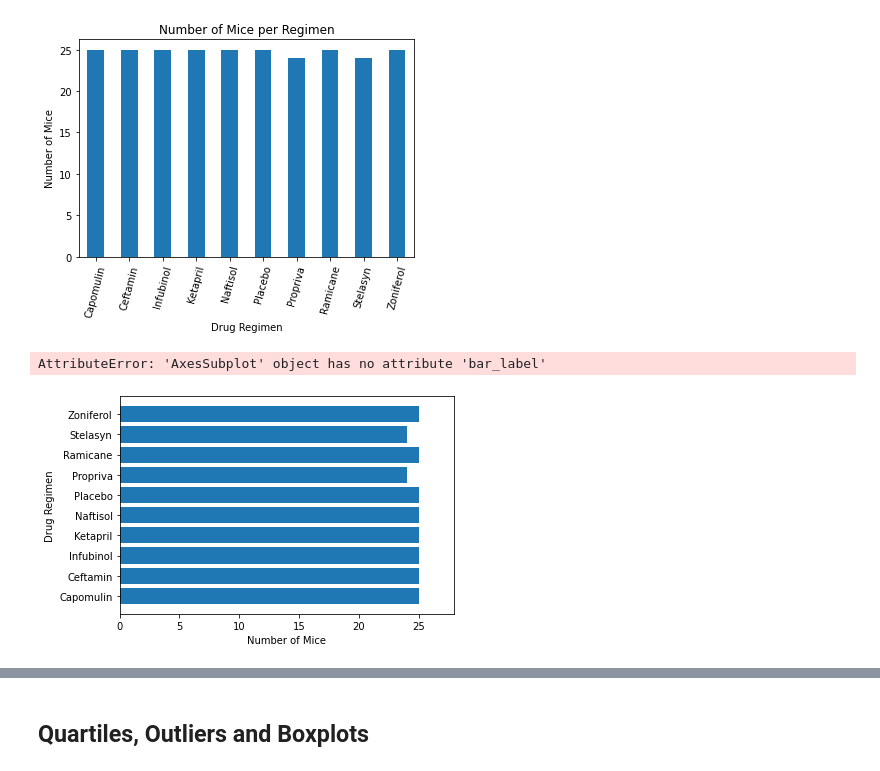
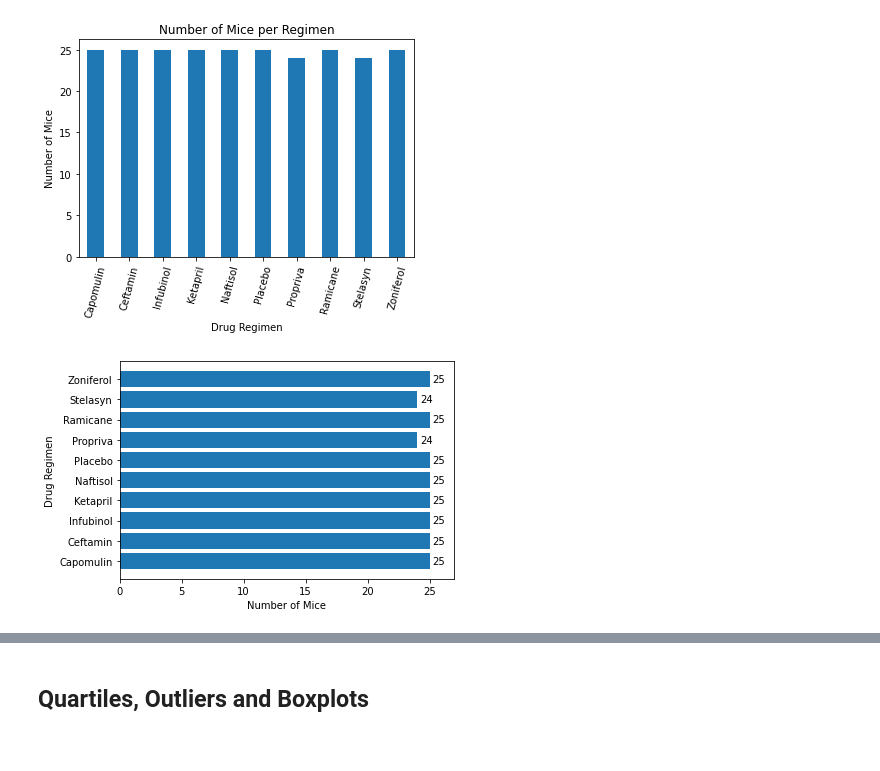
Before and after one commit to Alex-Saunders-Codes/matplotlib-challenge, a Jupyter notebook: pymaceuticals.ipynb, the cells around one changed output, grey strips where cells are left out. Saved outputs shown, nothing was run; the diff lists cells and outputs as text; code cells hidden in the pictures.

```diff
--- a/pymaceuticals.ipynb
+++ b/pymaceuticals.ipynb
@@ -136,12 +135,14 @@ group_size.plot(kind = 'bar', rot = 75, title='Number of Mice per Regimen', ylab
 # %%
 # Generate a bar plot showing the total number of unique mice tested on each drug regimen using pyplot.
 gsize_plot, ax = plt.subplots()
 ax.set_ylabel('Drug Regimen')
 ax.set_xlabel('Number of Mice')
-ax.set_xlim(0, 28)
+ax.set_xlim(0, 27)
+#I decided to make this a horzontal graph to better display the names of the drugs.
+#I make the graph equal to hbar rather than simply setting it so that I can pass those bars to the bar_label method below.
 hbars = ax.barh(group_size.index, group_size, align = 'center')
-ax.bar_label(hbars)
+#bar_labels is a method from matplotlib 3.4+, and will only work if matplotlib has its most recent version.
+ax.bar_label(hbars, padding=3)
 plt.show()
 # %% [output]
-AttributeError: 'AxesSubplot' object has no attribute 'bar_label'
-[figure, old version]
+[figure, new version]
```
Also changed, not shown: parts of 7 cells of this notebook, 2 other files.
